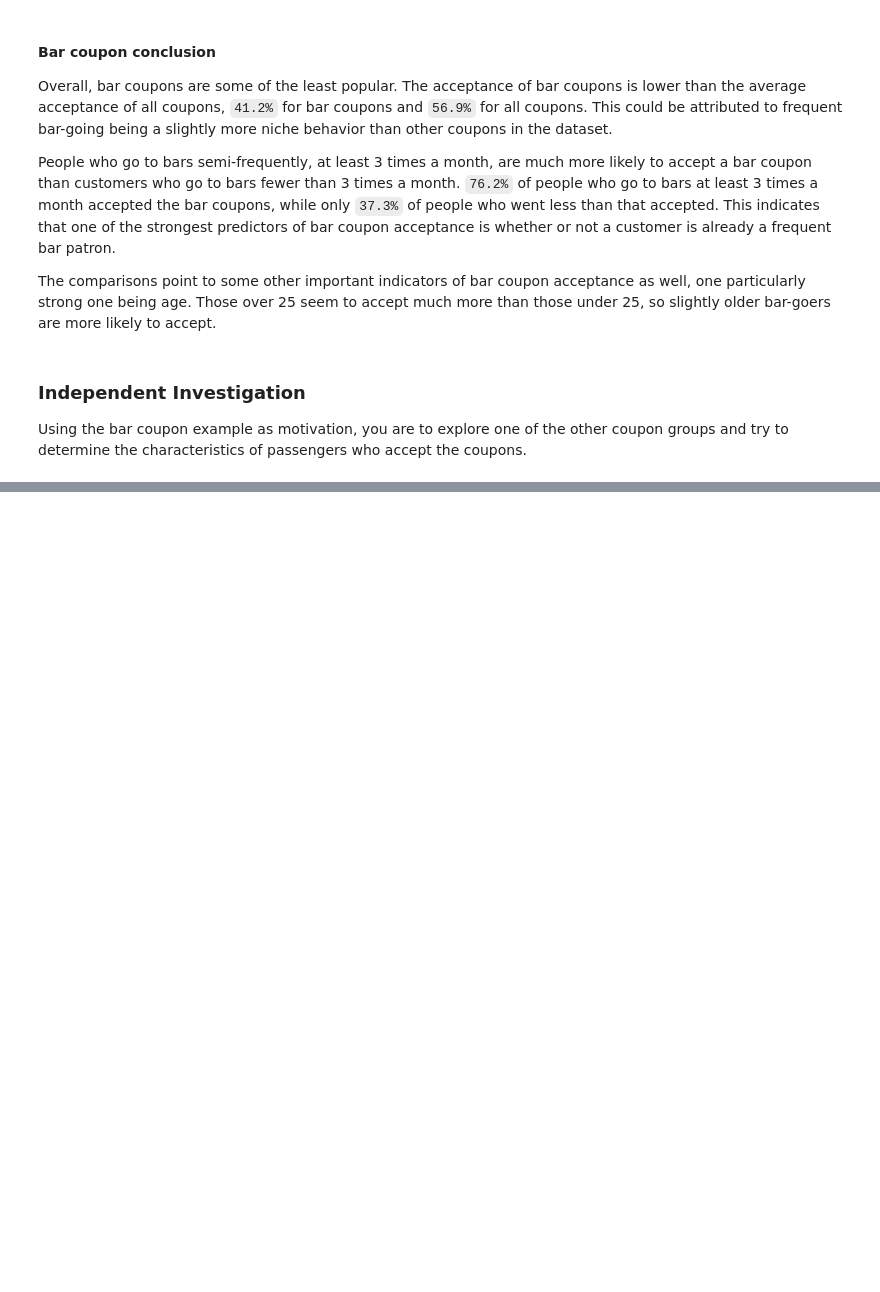
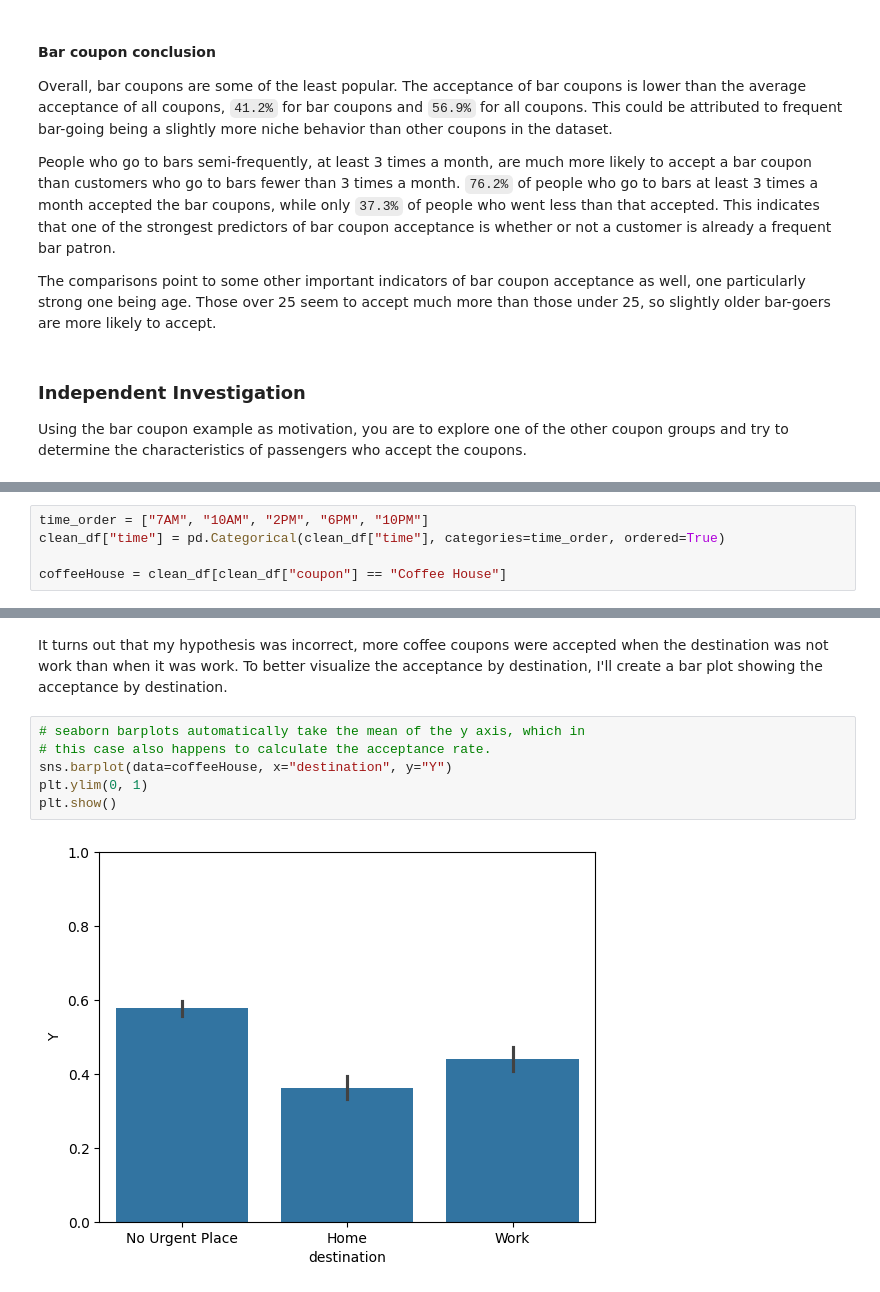
Before and after one commit to cnolan3/coupon_acceptance, a Jupyter notebook: prompt.ipynb, the cells around one changed output, grey strips where cells are left out. Drawn from its saved outputs; the diff is of its cells as text; blank space fills up the shorter version.

```diff
--- a/prompt.ipynb
+++ b/prompt.ipynb
@@ -359,0 +373,5 @@ Using the bar coupon example as motivation, you are to explore one of the other
+# %%
+time_order = ["7AM", "10AM", "2PM", "6PM", "10PM"]
+clean_df["time"] = pd.Categorical(clean_df["time"], categories=time_order, ordered=True)
+
+coffeeHouse = clean_df[clean_df["coupon"] == "Coffee House"]
@@ -359,0 +417,10 @@ Using the bar coupon example as motivation, you are to explore one of the other
+# %% [markdown]
+It turns out that my hypothesis was incorrect, more coffee coupons were accepted when the destination was not work than when it was work. To better visualize the acceptance by destination, I'll create a bar plot showing the acceptance by destination.
+# %%
+# seaborn barplots automatically take the mean of the y axis, which in
+# this case also happens to calculate the acceptance rate.
+sns.barplot(data=coffeeHouse, x="destination", y="Y")
+plt.ylim(0, 1)
+plt.show()
+# %% [output]
+[figure, added]
```
Also changed, not shown: parts of 17 cells of this notebook.
